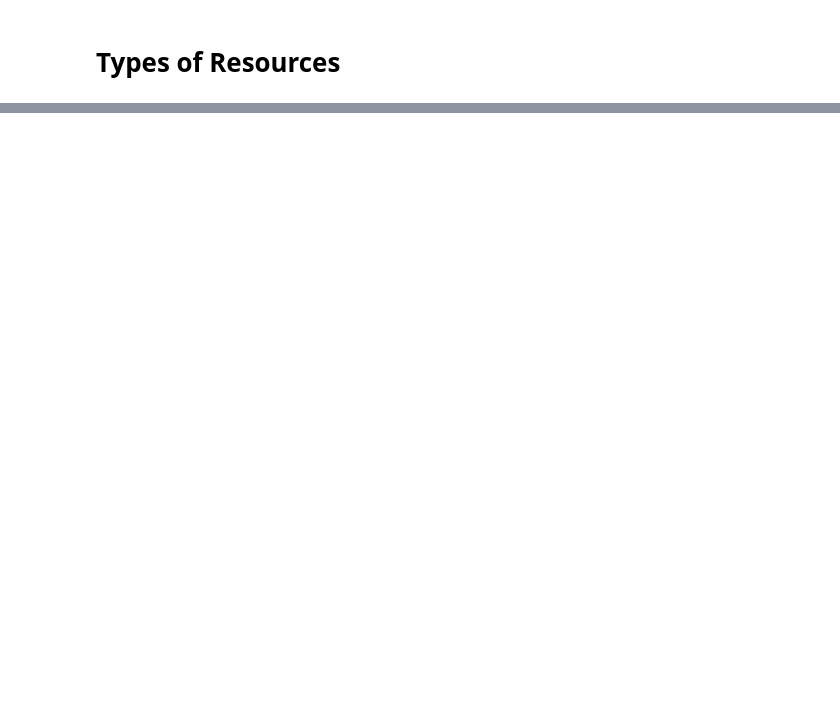
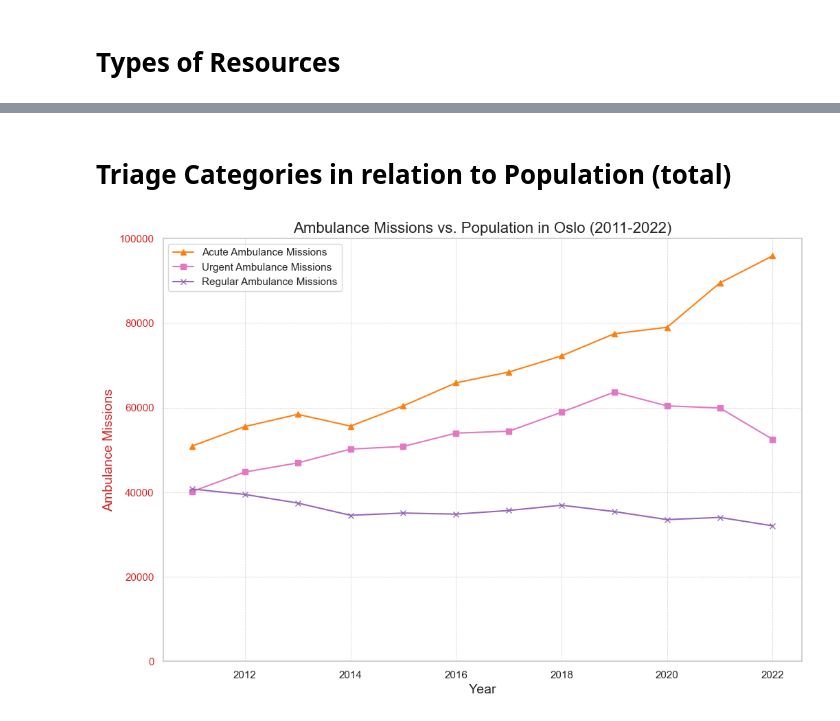
Before and after one commit to Emergency-Optimizers/Data-Processing, a Jupyter notebook: source/analysis/sandbox_torjus_v2.ipynb, the cells around one changed output, grey strips where cells are left out. Saved outputs shown, nothing was run; the diff lists cells and outputs as text; code cells hidden in the pictures; blank space fills up the shorter version.

```diff
--- a/source/analysis/sandbox_torjus_v2.ipynb
+++ b/source/analysis/sandbox_torjus_v2.ipynb
@@ -43,0 +116,22 @@ TypeError: 'NoneType' object is not subscriptable
+# %% [markdown]
+# Triage Categories in relation to Population (total)
+# %%
+# Plotting
+fig, ax1 = plt.subplots(figsize=(12, 8))
+
+# Ambulance data on the primary y-axis
+color1 = 'tab:red'
+ax1.set_xlabel('Year', fontsize=14)
+ax1.set_ylabel('Ambulance Missions', color=color1, fontsize=14)
+ax1.set_ylim(bottom=0, top = 100000)
+ax1.plot(df_ambulance.index, df_ambulance['Acute Ambulance Missions'], label='Acute Ambulance Missions', color='tab:orange', marker='^')
+ax1.plot(df_ambulance.index, df_ambulance['Urgent Ambulance Missions'], label='Urgent Ambulance Missions', color='tab:pink', marker='s')
+ax1.plot(df_ambulance.index, df_ambulance['Non-Urgent Ambulance Missions'], label='Regular Ambulance Missions', color='tab:purple', marker='x')
+ax1.tick_params(axis='y', labelcolor=color1)
+ax1.legend(loc='upper left')
+
+plt.title('Ambulance Missions vs. Population in Oslo (2011-2022)', fontsize=16)
+plt.grid(True, which='both', linestyle='--', linewidth=0.5)
+plt.show()
+# %% [output]
+[figure, added]
```
Also changed, not shown: parts of 13 cells of this notebook, 3 other files.
